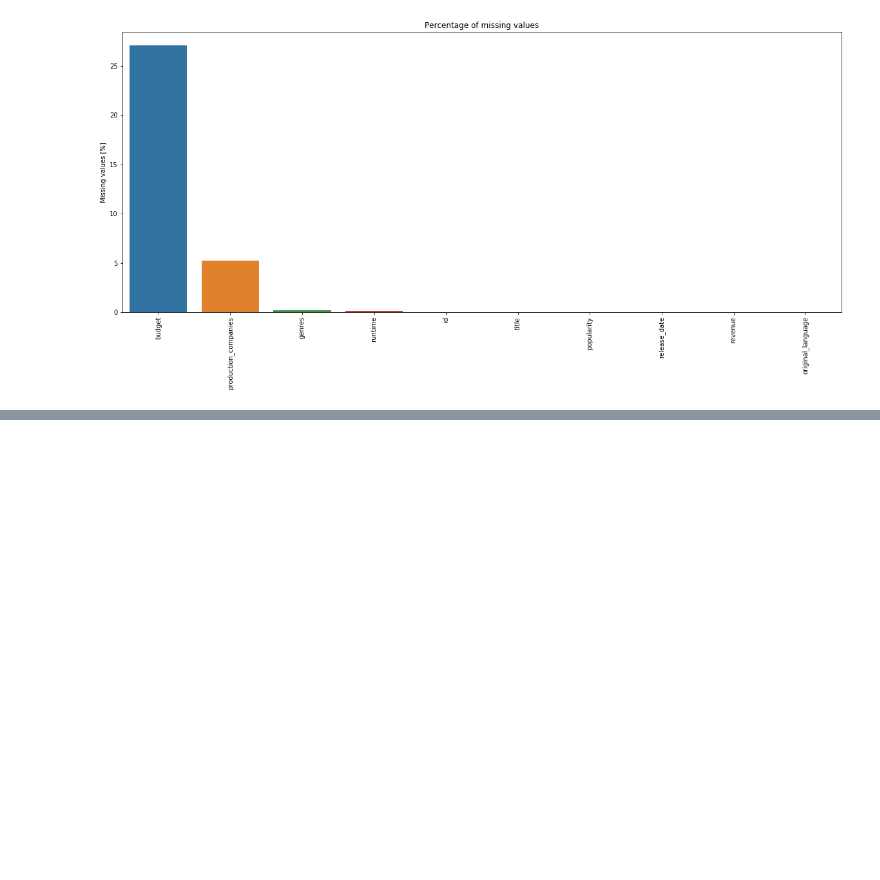
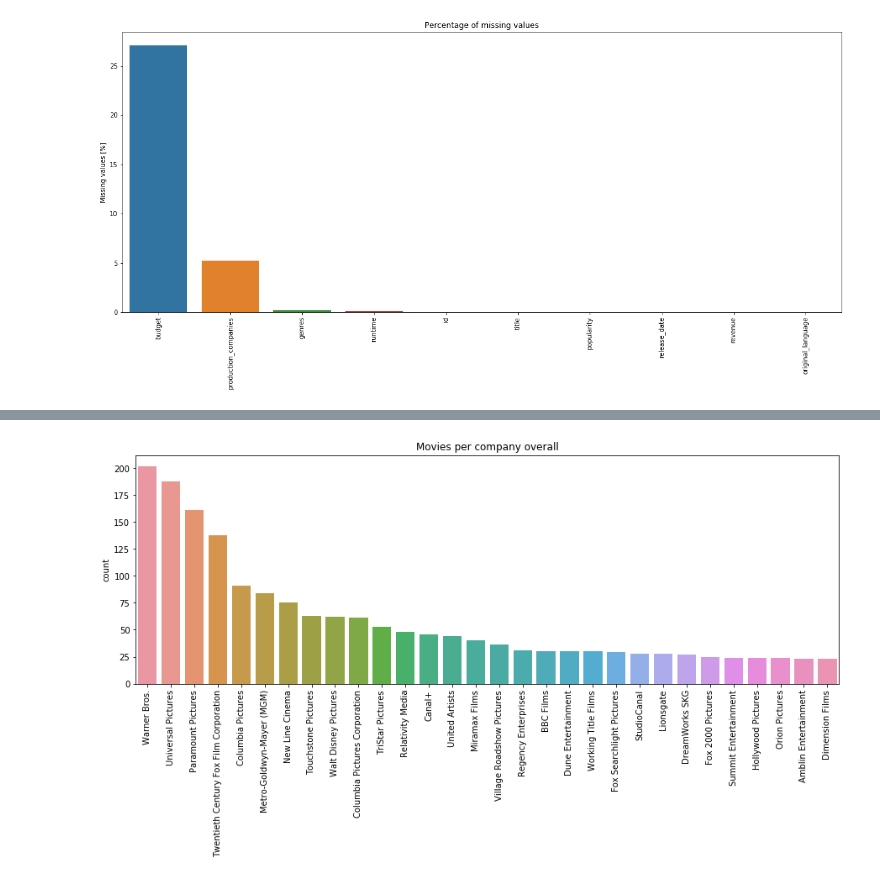
Before and after one commit to cjasm/in1102, a Jupyter notebook: cleber/tmdb/tmdb.ipynb, the cells around one changed output, grey strips where cells are left out. Saved outputs shown, nothing was run; the diff lists cells and outputs as text; code cells hidden in the pictures; blank space fills up the shorter version.

```diff
--- a/cleber/tmdb/tmdb.ipynb
+++ b/cleber/tmdb/tmdb.ipynb
@@ -131,0 +229,14 @@ See the caveats in the documentation: http://pandas.pydata.org/pandas-docs/stabl
+# %%
+from collections import Counter
+unique_companies = fields["production_companies"].apply(pd.Series).stack().unique()
+list_of_companies = fields['production_companies'].apply(lambda x: [i for i in x] if x != "None" else []).apply(pd.Series).stack()
+
+companies_overall = np.array(Counter(list_of_companies).most_common(30))
+plt.figure(figsize=(15,5))
+ax = sns.barplot(x=companies_overall[:, 0], y=companies_overall[:, 1].astype(int))
+plt.xticks(rotation=90)
+plt.title("Movies per company overall")
+plt.ylabel("count")
+plt.show()
+# %% [output]
+[figure, added]
```
Also changed, not shown: parts of 16 cells of this notebook, 3 other files.
